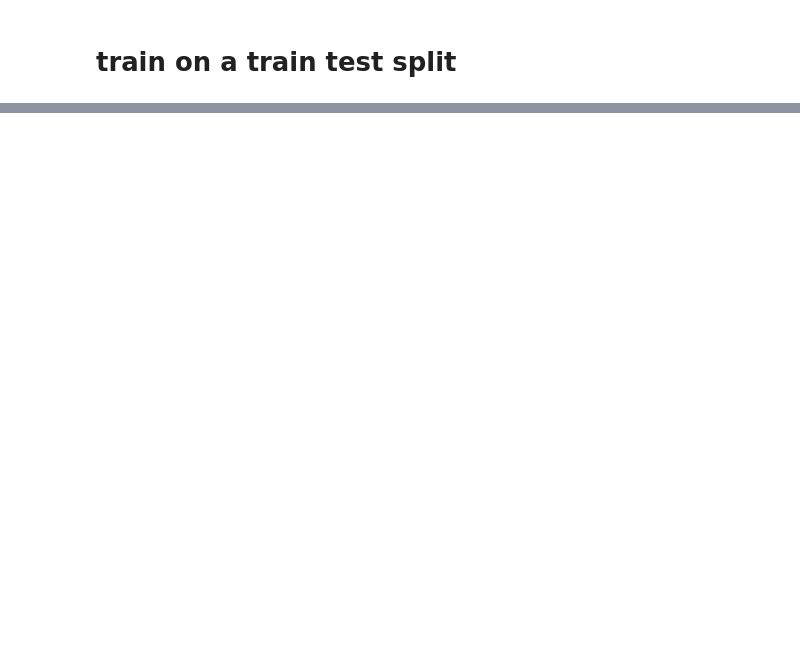
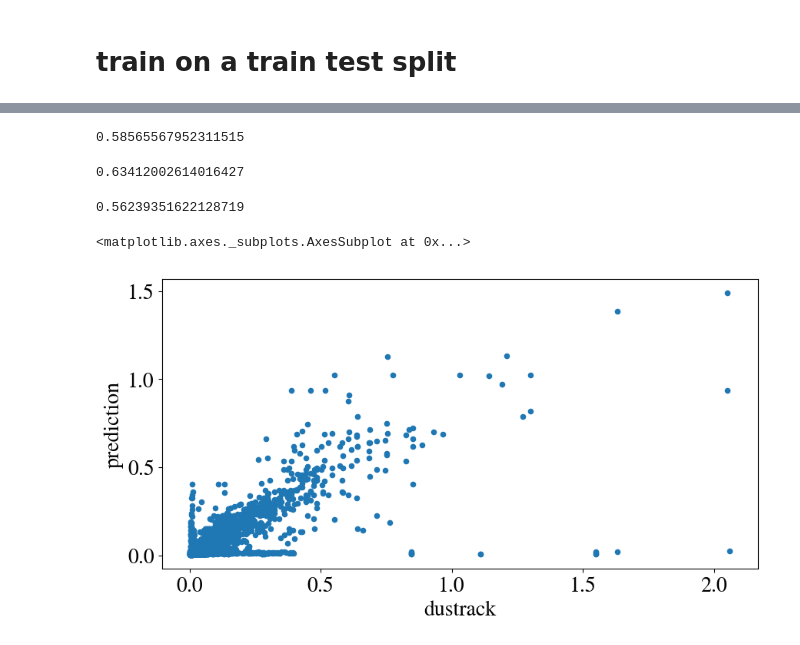
Before and after one commit to SKOMOBO/data_analysis, a Jupyter notebook: notebooks/A more accurate system.ipynb, the cells around one changed output, grey strips where cells are left out. Cells and saved outputs as stored; diff of their text form; code cells hidden in the pictures; blank space fills up the shorter version.

Commit message:
Getting somewhere just need to finish model

```diff
--- a/notebooks/A more accurate system.ipynb
+++ b/notebooks/A more accurate system.ipynb
@@ -142,0 +157,7 @@ testPM10.plot(x="skomobo", y="dustrack", kind="scatter")
+# %%
+cleanTrainPM10 = trainPM10[trainPM10["is_inlier"] == 1].copy()
+# %%
+modelPM10 = GradientBoostingRegressor(random_state=123).fit(cleanTrainPM10[["skomobo", "dust_diff"]], cleanTrainPM10["dustrack"])
+modelPM10.score(cleanTrainPM10[["skomobo", "dust_diff"]], cleanTrainPM10["dustrack"])
+# %% [output]
+0.58565567952311515
@@ -142,0 +166,17 @@ testPM10.plot(x="skomobo", y="dustrack", kind="scatter")
+# %%
+modelPM10 = BaggingRegressor(random_state=123).fit(cleanTrainPM10[["skomobo", "dust_diff"]], cleanTrainPM10["dustrack"])
+modelPM10.score(cleanTrainPM10[["skomobo", "dust_diff"]], cleanTrainPM10["dustrack"])
+# %% [output]
+0.63412002614016427
+# %%
+modelPM10 = BaggingRegressor(random_state=123).fit(cleanTrainPM10[["skomobo"]], cleanTrainPM10["dustrack"])
+modelPM10.score(cleanTrainPM10[["skomobo"]], cleanTrainPM10["dustrack"])
+# %% [output]
+0.56239351622128719
+# %%
+cleanTrainPM10["prediction"] = modelPM10.predict(cleanTrainPM10[["skomobo", "dust_diff"]])
+# %%
+cleanTrainPM10.plot(x="dustrack", y="prediction", kind="scatter")
+# %% [output]
+<matplotlib.axes._subplots.AxesSubplot at 0x...>
+[figure, added]
```
Also changed, not shown: parts of 36 cells of this notebook.
